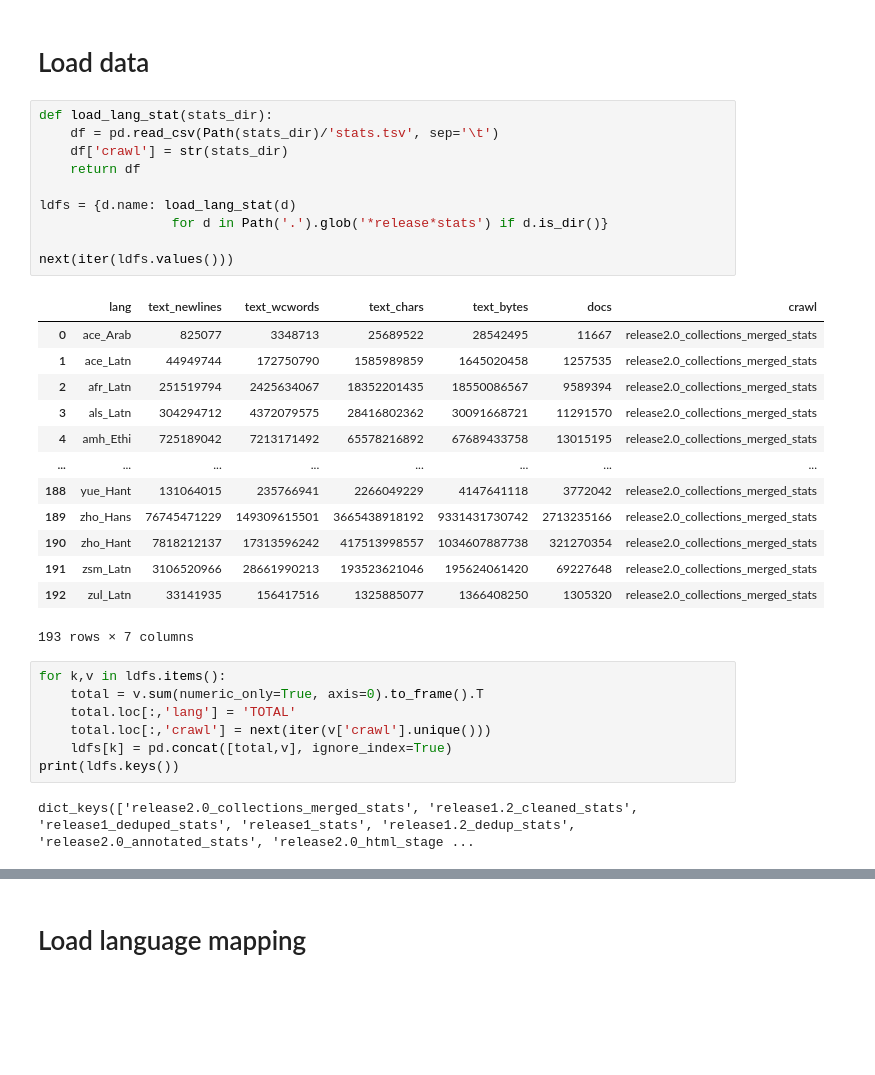
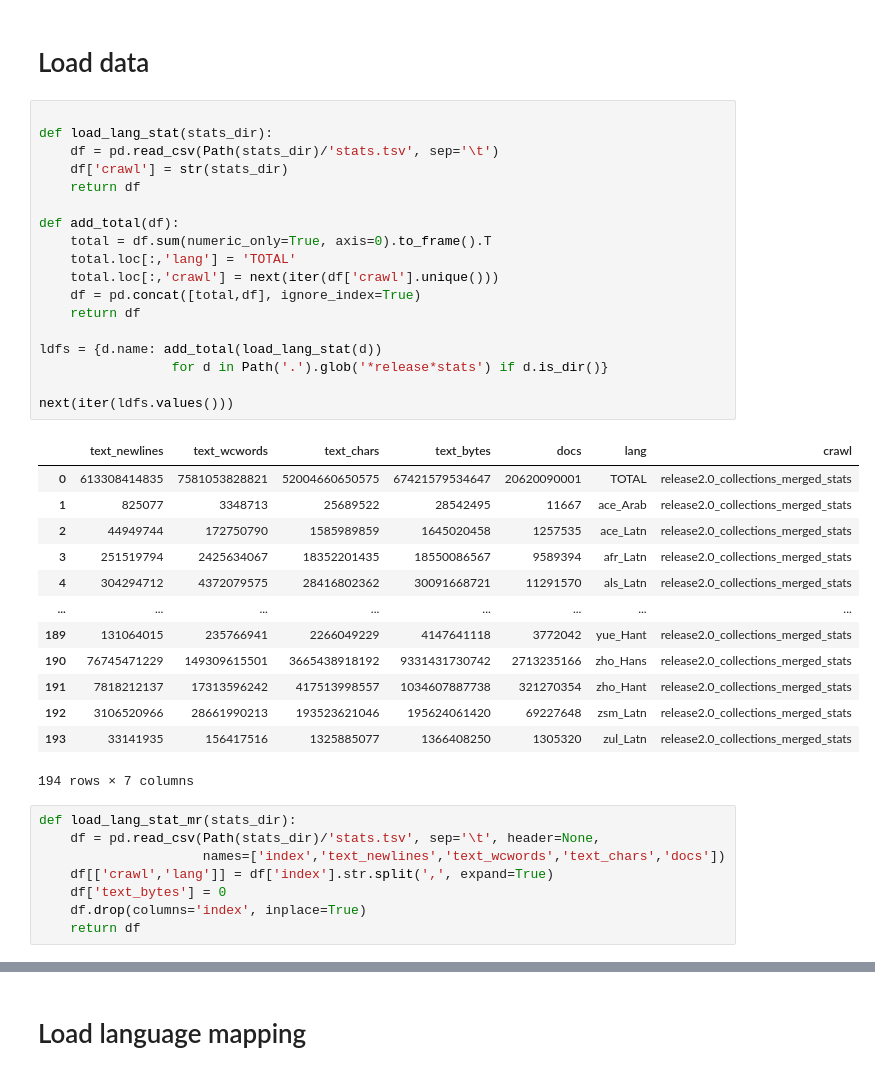
Before and after one commit to hplt-project/warc2text-runner, a Jupyter notebook: stats/lang-stats-release1VS2.ipynb, the cells around one changed output, grey strips where cells are left out. Cells and saved outputs as stored; diff of their text form; blank space fills up the shorter version.

```diff
--- a/stats/lang-stats-release1VS2.ipynb
+++ b/stats/lang-stats-release1VS2.ipynb
@@ -14,35 +14,42 @@ DESCRIPTION
 # %% [markdown]
 # Load data
 # %%
+
 def load_lang_stat(stats_dir):
     df = pd.read_csv(Path(stats_dir)/'stats.tsv', sep='\t')
     df['crawl'] = str(stats_dir)
     return df
 
-ldfs = {d.name: load_lang_stat(d)
+def add_total(df):
+    total = df.sum(numeric_only=True, axis=0).to_frame().T
+    total.loc[:,'lang'] = 'TOTAL'
+    total.loc[:,'crawl'] = next(iter(df['crawl'].unique()))
+    df = pd.concat([total,df], ignore_index=True)
+    return df
+
+ldfs = {d.name: add_total(load_lang_stat(d))
                  for d in Path('.').glob('*release*stats') if d.is_dir()}
 
 next(iter(ldfs.values()))
 # %% [output]
-|  | lang | text_newlines | text_wcwords | text_chars | text_bytes | docs | crawl |
-| 0 | ace_Arab | 825077 | 3348713 | 25689522 | 28542495 | 11667 | release2.0_collections_merged_stats |
-| 1 | ace_Latn | 44949744 | 172750790 | 1585989859 | 1645020458 | 1257535 | release2.0_collections_merged_stats |
-| 2 | afr_Latn | 251519794 | 2425634067 | 18352201435 | 18550086567 | 9589394 | release2.0_collections_merged_stats |
-| 3 | als_Latn | 304294712 | 4372079575 | 28416802362 | 30091668721 | 11291570 | release2.0_collections_merged_stats |
-| 4 | amh_Ethi | 725189042 | 7213171492 | 65578216892 | 67689433758 | 13015195 | release2.0_collections_merged_stats |
+|  | text_newlines | text_wcwords | text_chars | text_bytes | docs | lang | crawl |
+| 0 | 613308414835 | 7581053828821 | 52004660650575 | 67421579534647 | 20620090001 | TOTAL | release2.0_collections_merged_stats |
+| 1 | 825077 | 3348713 | 25689522 | 28542495 | 11667 | ace_Arab | release2.0_collections_merged_stats |
+| 2 | 44949744 | 172750790 | 1585989859 | 1645020458 | 1257535 | ace_Latn | release2.0_collections_merged_stats |
+| 3 | 251519794 | 2425634067 | 18352201435 | 18550086567 | 9589394 | afr_Latn | release2.0_collections_merged_stats |
+| 4 | 304294712 | 4372079575 | 28416802362 | 30091668721 | 11291570 | als_Latn | release2.0_collections_merged_stats |
 | ... | ... | ... | ... | ... | ... | ... | ... |
-| 188 | yue_Hant | 131064015 | 235766941 | 2266049229 | 4147641118 | 3772042 | release2.0_collections_merged_stats |
-| 189 | zho_Hans | 76745471229 | 149309615501 | 3665438918192 | 9331431730742 | 2713235166 | release2.0_collections_merged_stats |
-| 190 | zho_Hant | 7818212137 | 17313596242 | 417513998557 | 1034607887738 | 321270354 | release2.0_collections_merged_stats |
-| 191 | zsm_Latn | 3106520966 | 28661990213 | 193523621046 | 195624061420 | 69227648 | release2.0_collections_merged_stats |
-| 192 | zul_Latn | 33141935 | 156417516 | 1325885077 | 1366408250 | 1305320 | release2.0_collections_merged_stats |
+| 189 | 131064015 | 235766941 | 2266049229 | 4147641118 | 3772042 | yue_Hant | release2.0_collections_merged_stats |
+| 190 | 76745471229 | 149309615501 | 3665438918192 | 9331431730742 | 2713235166 | zho_Hans | release2.0_collections_merged_stats |
+| 191 | 7818212137 | 17313596242 | 417513998557 | 1034607887738 | 321270354 | zho_Hant | release2.0_collections_merged_stats |
+| 192 | 3106520966 | 28661990213 | 193523621046 | 195624061420 | 69227648 | zsm_Latn | release2.0_collections_merged_stats |
+| 193 | 33141935 | 156417516 | 1325885077 | 1366408250 | 1305320 | zul_Latn | release2.0_collections_merged_stats |
-193 rows × 7 columns
+194 rows × 7 columns
-# %%
-for k,v in ldfs.items():
-    total = v.sum(numeric_only=True, axis=0).to_frame().T
-    total.loc[:,'lang'] = 'TOTAL'
-    total.loc[:,'crawl'] = next(iter(v['crawl'].unique()))
-    ldfs[k] = pd.concat([total,v], ignore_index=True)
-print(ldfs.keys())
-# %% [output]
-dict_keys(['release2.0_collections_merged_stats', 'release1.2_cleaned_stats', 'release1_deduped_stats', 'release1_stats', 'release1.2_dedup_stats', 'release2.0_annotated_stats', 'release2.0_html_stage ...
+# %%
+def load_lang_stat_mr(stats_dir):
+    df = pd.read_csv(Path(stats_dir)/'stats.tsv', sep='\t', header=None,
+                     names=['index','text_newlines','text_wcwords','text_chars','docs'])
+    df[['crawl','lang']] = df['index'].str.split(',', expand=True)
+    df['text_bytes'] = 0
+    df.drop(columns='index', inplace=True)
+    return df
```
Also changed, not shown: parts of 17 cells of this notebook, 4 other files.
